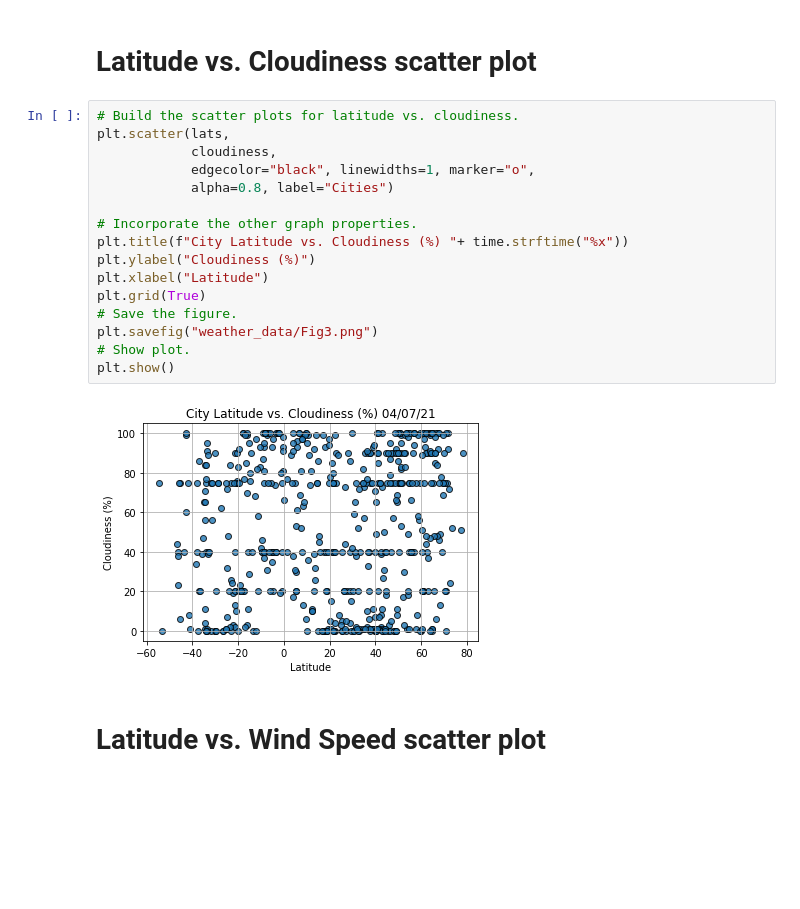
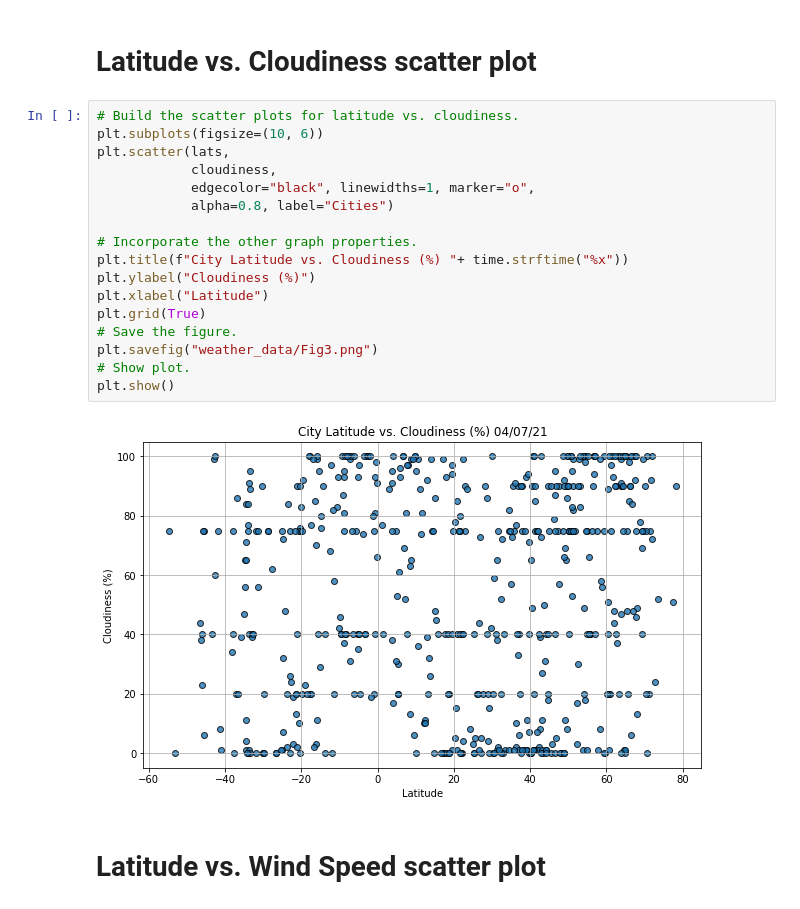
Before and after one commit to jilek/World_Weather_Analysis, a Jupyter notebook: WeatherPy.ipynb, the cells around one changed output. Drawn from its saved outputs; the diff is of its cells as text; blank space fills up the shorter version.

```diff
--- a/WeatherPy.ipynb
+++ b/WeatherPy.ipynb
@@ -235,22 +237,23 @@ plt.show()
 # Latitude vs. Cloudiness scatter plot
 # %%
 # Build the scatter plots for latitude vs. cloudiness.
+plt.subplots(figsize=(10, 6))
 plt.scatter(lats,
             cloudiness,
             edgecolor="black", linewidths=1, marker="o",
             alpha=0.8, label="Cities")
 
 # Incorporate the other graph properties.
 plt.title(f"City Latitude vs. Cloudiness (%) "+ time.strftime("%x"))
 plt.ylabel("Cloudiness (%)")
 plt.xlabel("Latitude")
 plt.grid(True)
 # Save the figure.
 plt.savefig("weather_data/Fig3.png")
 # Show plot.
 plt.show()
 # %% [output]
-[figure, old version]
+[figure, new version]
 # %% [markdown]
 # Latitude vs. Wind Speed scatter plot
 # %%
```
Also changed, not shown: parts of 10 cells of this notebook, 12 other files.
